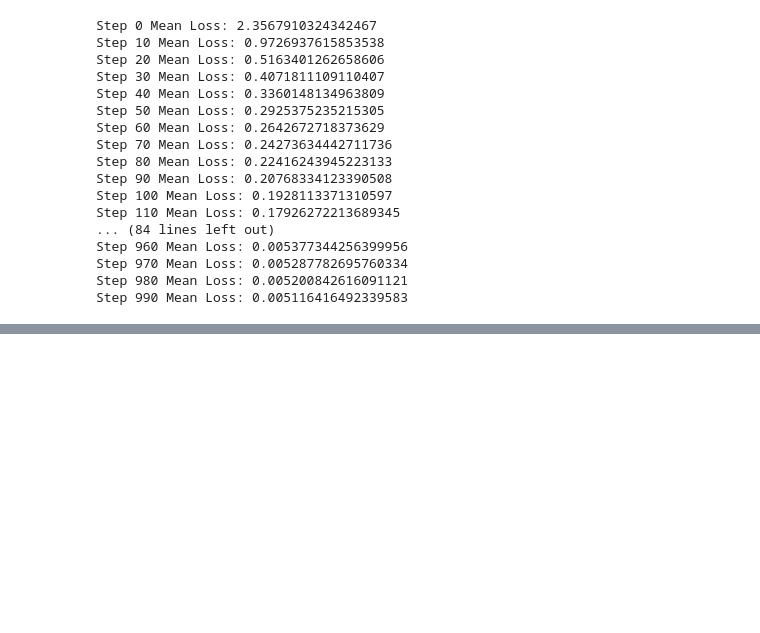
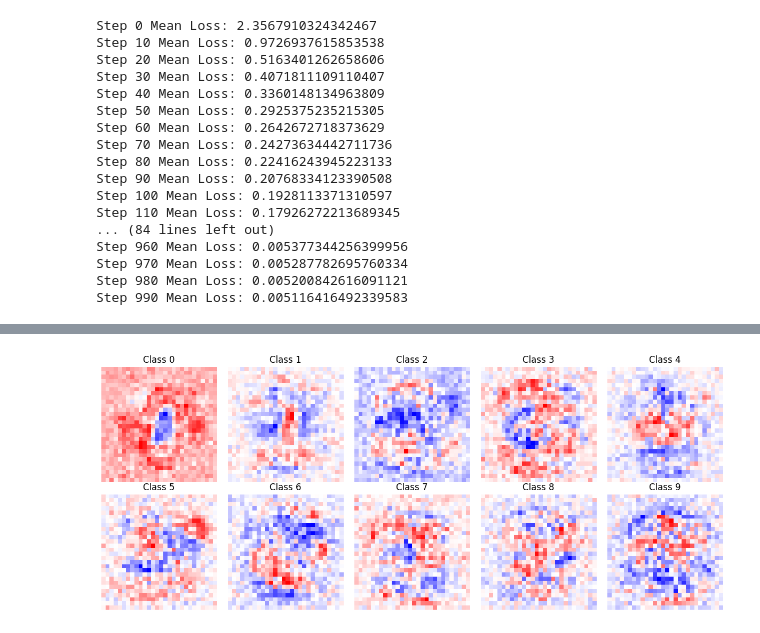
Before and after one commit to esh-g/mnist-MLP, a Jupyter notebook: MLP.ipynb, the cells around one changed output, grey strips where cells are left out. Saved outputs shown, nothing was run; the diff lists cells and outputs as text; code cells hidden in the pictures; blank space fills up the shorter version.

```diff
--- a/MLP.ipynb
+++ b/MLP.ipynb
@@ -350,0 +393,41 @@ Step 990 Mean Loss: 0.005116416492339583
+# %%
+# 1. Start with a blank gray canvas
+optimized_image = np.zeros((1, 784))
+lr = 0.2
+
+for _ in range(150):
+    # Forward pass
+    z1 = (optimized_image @ weights1) + biases1
+    a1 = np.maximum(0, z1)
+    z2 = (a1 @ weights2) + biases2
+
+    # Target gradient: push class 8 score as high as possible
+    dz2 = np.zeros((1, 10))
+    dz2[0, 8] = 1.0
+
+    # Backpropagate gradient directly to the input image (dL/dX)
+    da1 = dz2 @ weights2.T
+    dz1 = da1 * (z1 > 0).astype(float)
+    dx = dz1 @ weights1.T
+
+    # Gradient ascent step: update the image pixels
+    optimized_image += lr * dx
+
+# 2. Plot all 10 digit templates side by side
+fig, axes = plt.subplots(2, 5, figsize=(12, 5))
+axes = axes.flatten()
+
+for digit in range(10):
+    # Project each digit's class vector
+    vec = np.zeros((1, 10))
+    vec[0, digit] = 1.0
+    template = ((vec @ weights2.T) @ weights1.T).reshape(28, 28)
+
+    axes[digit].imshow(template, cmap='bwr')
+    axes[digit].set_title(f"Class {digit}")
+    axes[digit].axis('off')
+
+plt.tight_layout()
+plt.show()
+# %% [output]
+[figure, added]
```
Also changed, not shown: parts of 7 cells of this notebook.
